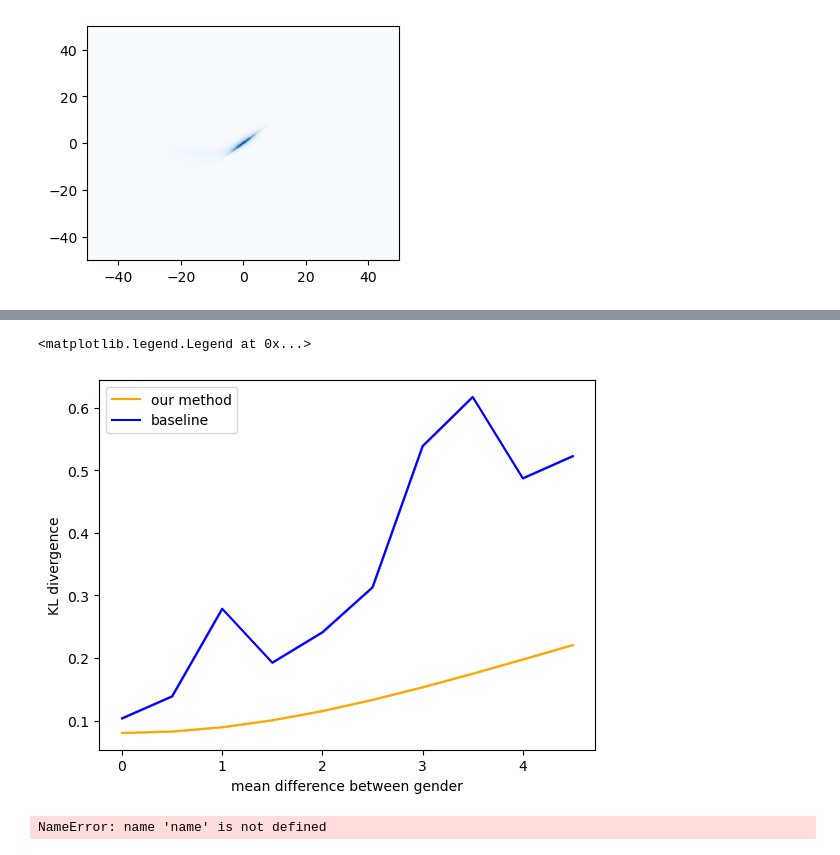
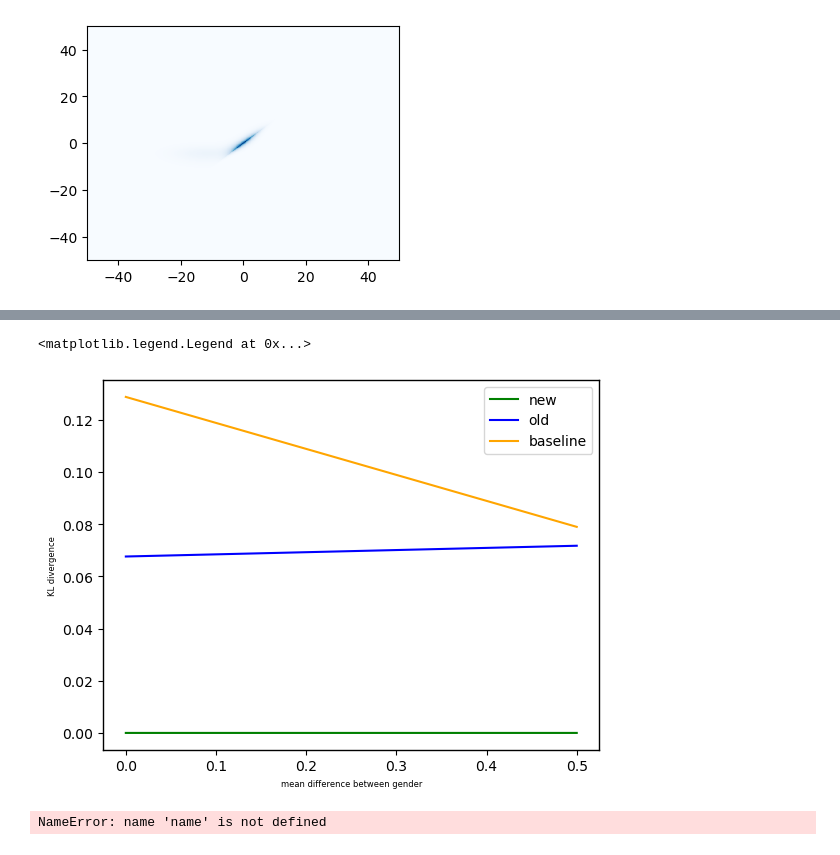
Before and after one commit to Quan-Zhou/OT_Debiasing, a Jupyter notebook: new.ipynb, the cells around one changed output, grey strips where cells are left out. Saved outputs shown, nothing was run; the diff lists cells and outputs as text; code cells hidden in the pictures.

```diff
--- a/new.ipynb
+++ b/new.ipynb
@@ -442,14 +451,13 @@ entropy: 6.67213389714925
-# %%
-plt.plot(np.arange(0, 5, 0.5),mean_kl,label='our method',color='orange')
-#plt.fill_between(np.arange(0, 5, 0.5),[mean_kl[i]-sd_kl[i] for i in range(len(mean_kl))],[mean_kl[i]+sd_kl[i] for i in range(len(mean_kl))],color='orange',alpha=0.5)
-plt.plot(np.arange(0, 5, 0.5),mean_kl_base,label='baseline',color='blue')
-#plt.fill_between(np.arange(0, 5, 0.5),[mean_kl_base[i]-sd_kl_base[i] for i in range(len(mean_kl))],[mean_kl_base[i]+sd_kl_base[i] for i in range(len(mean_kl))],color='blue',alpha=0.5)
-plt.ylabel('KL divergence')
-plt.xlabel('mean difference between gender')
-plt.legend()
-# %% [output]
-<matplotlib.legend.Legend at 0x...>
-[figure, removed]
+# %%
+plt.plot(np.arange(0, 1, 0.5),mean_kl_new,label='new',color='green')
+plt.plot(np.arange(0, 1, 0.5),mean_kl_old,label='old',color='blue')
+plt.plot(np.arange(0, 1, 0.5),mean_kl_base,label='baseline',color='orange')
+plt.ylabel('KL divergence')
+plt.xlabel('mean difference between gender')
+plt.legend()
+# %% [output]
+<matplotlib.legend.Legend at 0x...>
+[figure, added]
 # %%
 from scipy.stats import norm
 # %%
```
Also changed, not shown: parts of 6 cells of this notebook.
